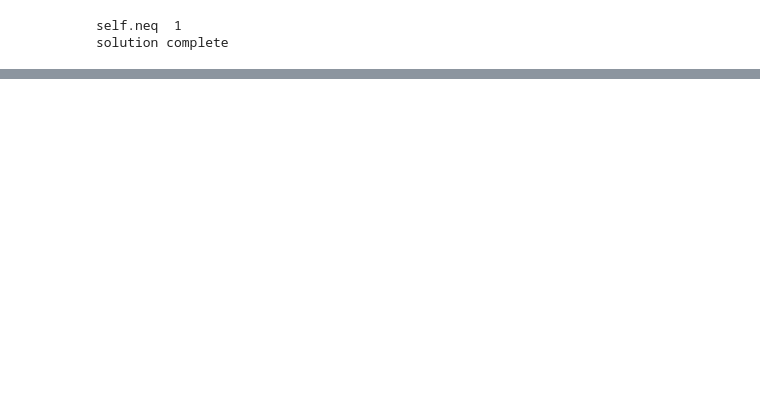
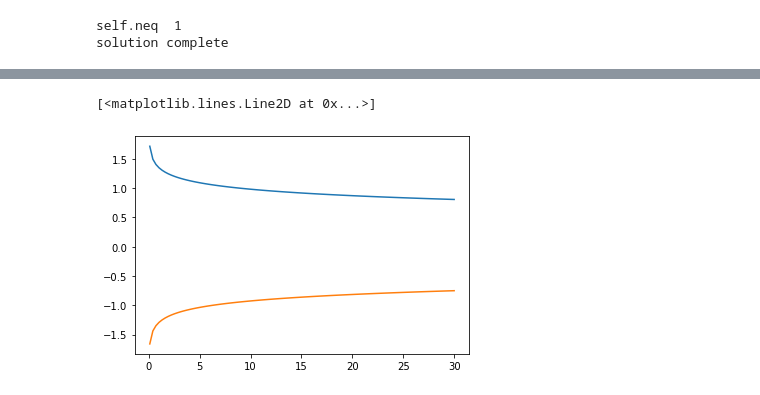
Before and after one commit to mbakker7/ttim, a Jupyter notebook: notebooks/pathline_trace.ipynb, the cells around one changed output, grey strips where cells are left out. Saved outputs shown, nothing was run; the diff lists cells and outputs as text; code cells hidden in the pictures; blank space fills up the shorter version.

```diff
--- a/notebooks/pathline_trace.ipynb
+++ b/notebooks/pathline_trace.ipynb
@@ -236,0 +282,9 @@ array([[  0.1       ,   0.1       ,  14.5       ,   1.        ],
+# %%
+x = np.linspace(0.1, 30, 100)
+h = ml.headalongline(np.linspace(0.1, 30, 100), 0, 100 - 1e-8)
+plt.plot(x, h[0, 0])
+h = ml.headalongline(np.linspace(0.1, 30, 100), 0, 200 - 1e-8)
+plt.plot(x, h[0, 0])
+# %% [output]
+[<matplotlib.lines.Line2D at 0x...>]
+[figure, added]
```
Also changed, not shown: parts of 10 cells of this notebook, 1 other file.
